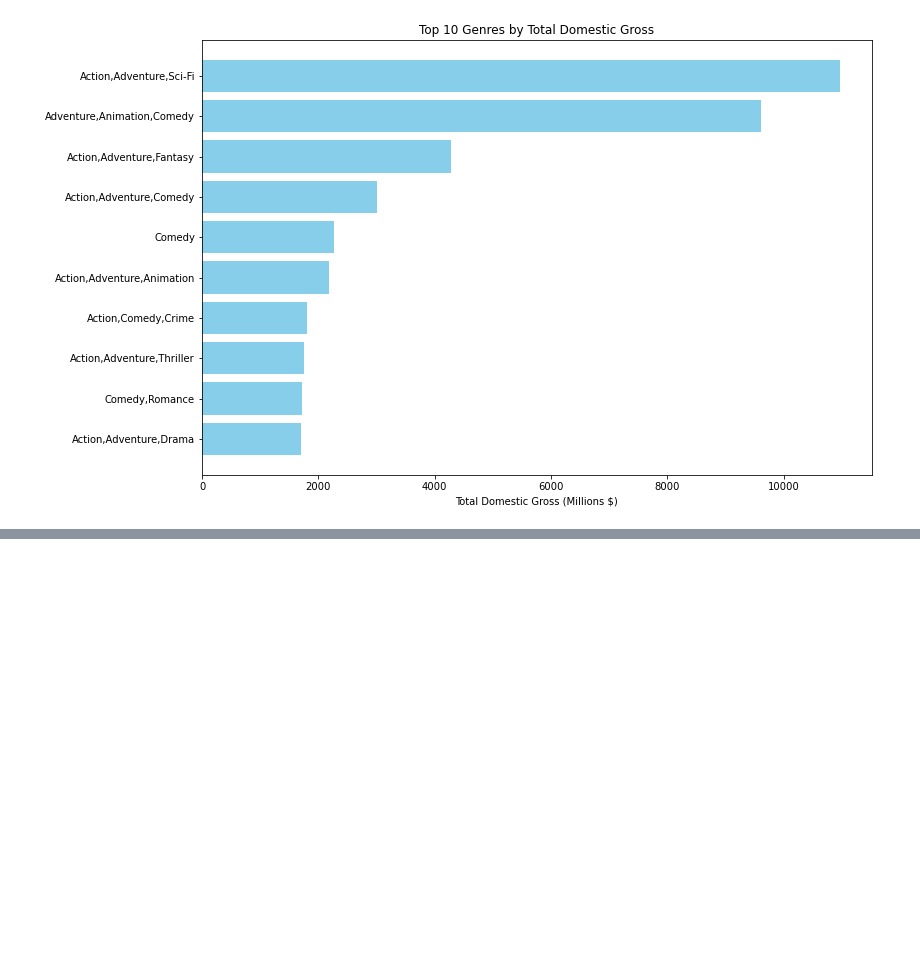
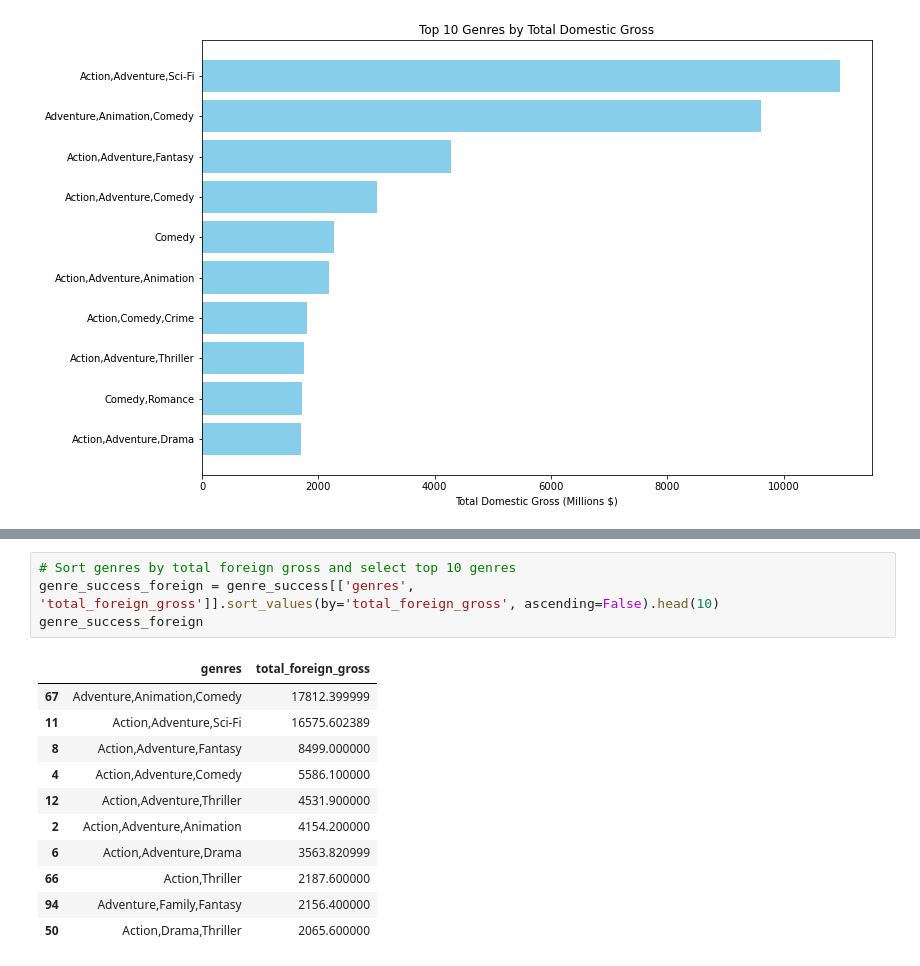
Before and after one commit to engige/movie_studio_analysis, a Jupyter notebook: movie_studio_analysis.ipynb, the cells around one changed output, grey strips where cells are left out. Cells and saved outputs as stored; diff of their text form; blank space fills up the shorter version.

```diff
--- a/movie_studio_analysis.ipynb
+++ b/movie_studio_analysis.ipynb
@@ -430,0 +448,16 @@ plt.gca().invert_yaxis()  # To display the highest grossing genre at the top
+# %%
+# Sort genres by total foreign gross and select top 10 genres
+genre_success_foreign = genre_success[['genres', 'total_foreign_gross']].sort_values(by='total_foreign_gross', ascending=False).head(10)
+genre_success_foreign
+# %% [output]
+|  | genres | total_foreign_gross |
+| 67 | Adventure,Animation,Comedy | 17812.399999 |
+| 11 | Action,Adventure,Sci-Fi | 16575.602389 |
+| 8 | Action,Adventure,Fantasy | 8499.000000 |
+| 4 | Action,Adventure,Comedy | 5586.100000 |
+| 12 | Action,Adventure,Thriller | 4531.900000 |
+| 2 | Action,Adventure,Animation | 4154.200000 |
+| 6 | Action,Adventure,Drama | 3563.820999 |
+| 66 | Action,Thriller | 2187.600000 |
+| 94 | Adventure,Family,Fantasy | 2156.400000 |
+| 50 | Action,Drama,Thriller | 2065.600000 |
```
Also changed, not shown: parts of 3 cells of this notebook.
